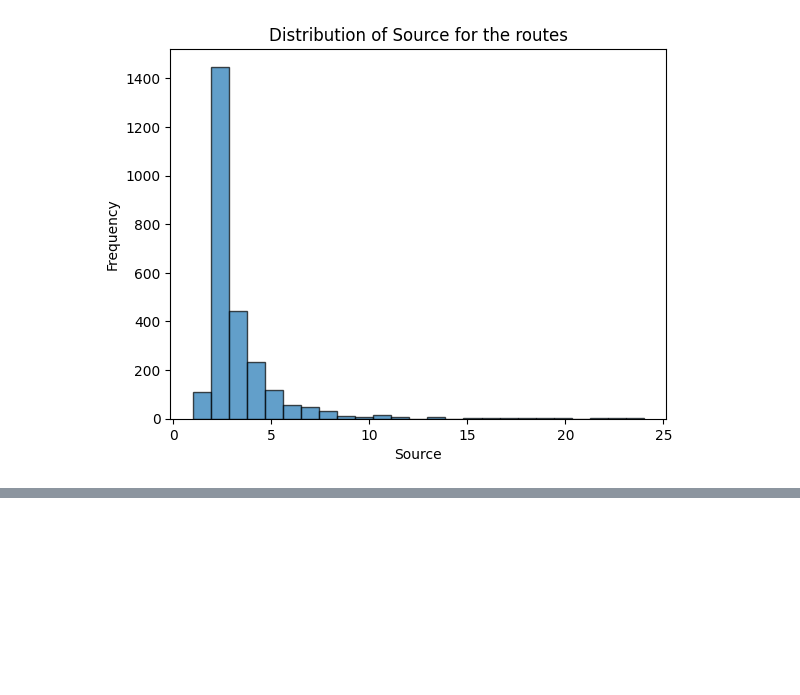
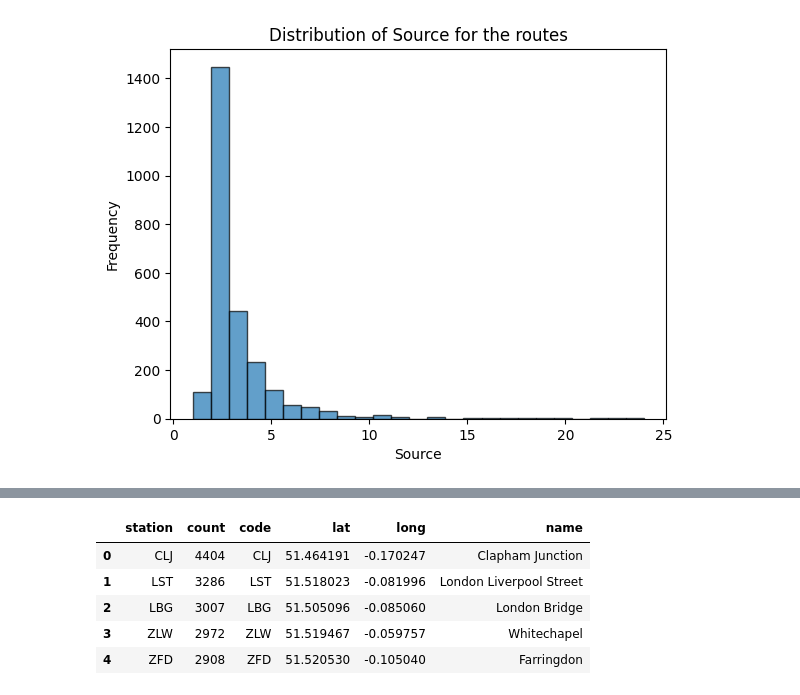
Before and after one commit to ItsVasconcellos/final-year-project, a Jupyter notebook: statiscal_analysis.ipynb, the cells around one changed output, grey strips where cells are left out. Drawn from its saved outputs; the diff is of its cells as text; code cells hidden in the pictures; blank space fills up the shorter version.

```diff
--- a/statiscal_analysis.ipynb
+++ b/statiscal_analysis.ipynb
@@ -51,0 +115,10 @@ edges = edges.drop(columns=['code_source', 'code_target'])
+# %%
+freq_df = freq_df.merge(stations, left_on="station", right_on="code", how="left" )
+freq_df.head()
+# %% [output]
+|  | station | count | code | lat | long | name |
+| 0 | CLJ | 4404 | CLJ | 51.464191 | -0.170247 | Clapham Junction |
+| 1 | LST | 3286 | LST | 51.518023 | -0.081996 | London Liverpool Street |
+| 2 | LBG | 3007 | LBG | 51.505096 | -0.085060 | London Bridge |
+| 3 | ZLW | 2972 | ZLW | 51.519467 | -0.059757 | Whitechapel |
+| 4 | ZFD | 2908 | ZFD | 51.520530 | -0.105040 | Farringdon |
```
Also changed, not shown: parts of 11 cells of this notebook, 5 other files.
